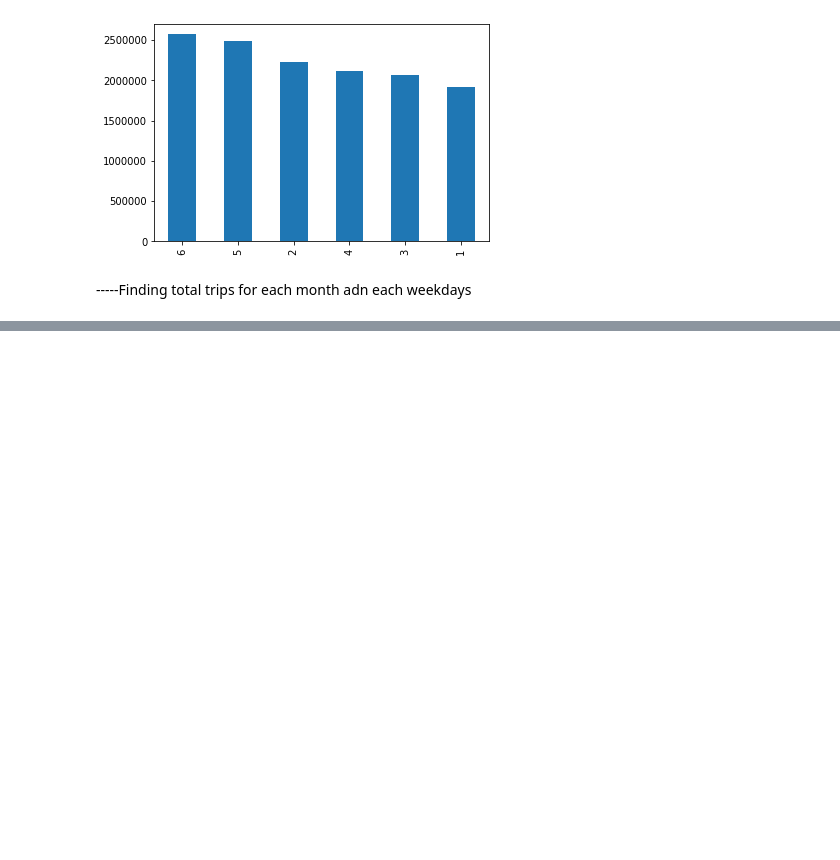
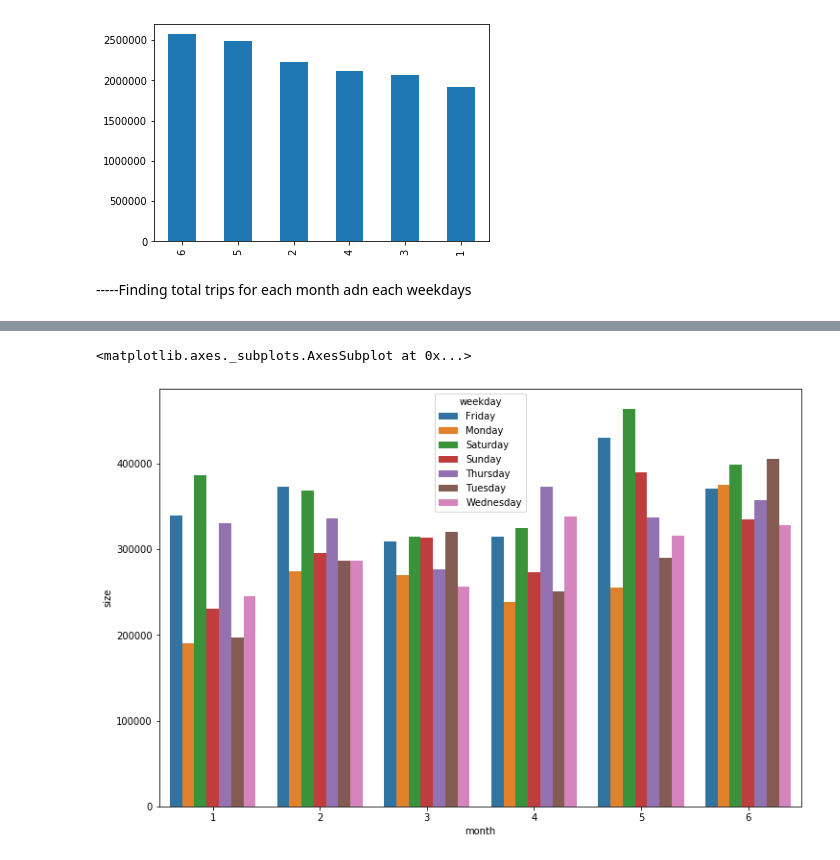
Before and after one commit to MiskaturRahman/Data-Science-PortFolio, a Jupyter notebook: uber data analysis/uber_data.ipynb, the cells around one changed output, grey strips where cells are left out. Drawn from its saved outputs; the diff is of its cells as text; code cells hidden in the pictures; blank space fills up the shorter version.

```diff
--- a/uber data analysis/uber_data.ipynb
+++ b/uber data analysis/uber_data.ipynb
@@ -59,0 +62,10 @@ uber_15.groupby(['month', 'weekDay'], as_index=False).
+# %%
+# Create a Series object with the size of each group
+temp = uber_15.groupby(['month', "weekday"]).size()
+# %%
+# Convert the Series to a DataFrame
+temp_df = temp.to_frame()
+
+# Rename the column to 'size'
+temp_df.columns = ['size']
+temp_df.head(5)
@@ -59,0 +80,3 @@ uber_15.groupby(['month', 'weekDay'], as_index=False).
+# %%
+temp_df.reset_index(inplace=True)
+temp_df.head(5)
@@ -59,0 +90,7 @@ uber_15.groupby(['month', 'weekDay'], as_index=False).
+# %%
+# monthly and weekly demand
+plt.figure(figsize=(12,8))
+sns.barplot(x='month', y='size', hue='weekday', data=temp_df)
+# %% [output]
+<matplotlib.axes._subplots.AxesSubplot at 0x...>
+[figure, added]
```
Also changed, not shown: parts of 10 cells of this notebook.
